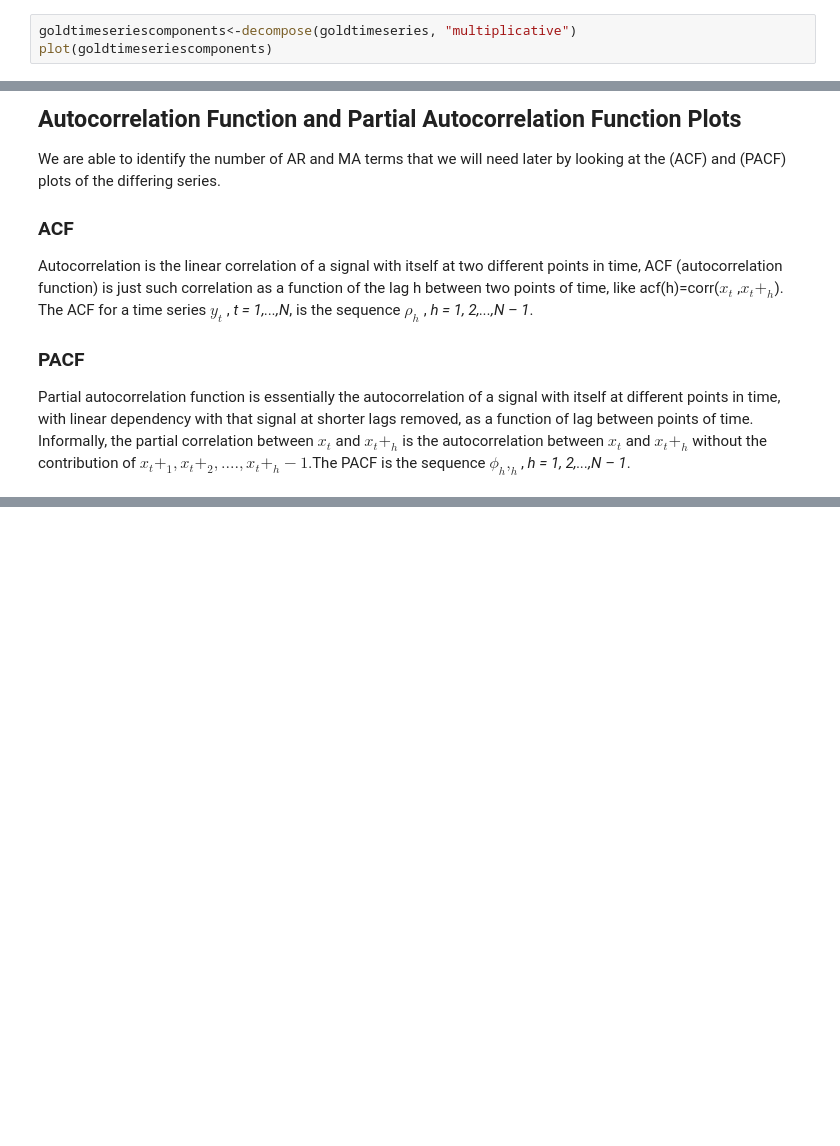
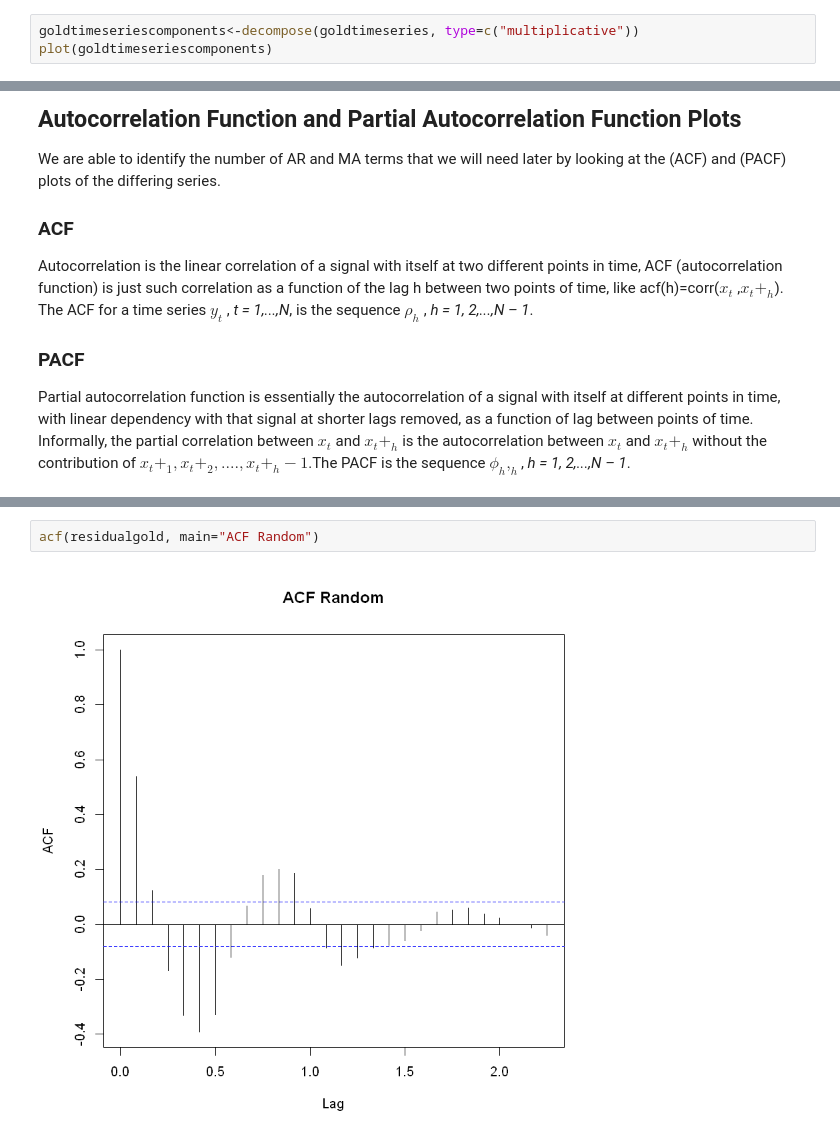
Before and after one commit to akbalikburcu/BitirmeProjesi, a Jupyter notebook: Time+Series+Analysis+Using+R+.ipynb, the cells around one changed output, grey strips where cells are left out. Saved outputs shown, nothing was run; the diff lists cells and outputs as text; blank space fills up the shorter version.

```diff
--- a/Time+Series+Analysis+Using+R+.ipynb
+++ b/Time+Series+Analysis+Using+R+.ipynb
@@ -226,5 +243,5 @@ plot(bananatimeseriescomponents)
 # %%
-goldtimeseriescomponents<-decompose(goldtimeseries, "multiplicative")
+goldtimeseriescomponents<-decompose(goldtimeseries, type=c("multiplicative"))
 plot(goldtimeseriescomponents)
 # %% [output]
 [figure]
@@ -327,3 +352,7 @@ acf(resid, main="ACF Random")
 # %% [output]
 [figure]
+# %%
+acf(residualgold, main="ACF Random")
+# %% [output]
+[figure, added]
 # %%
```
Also changed, not shown: parts of 25 cells of this notebook.
